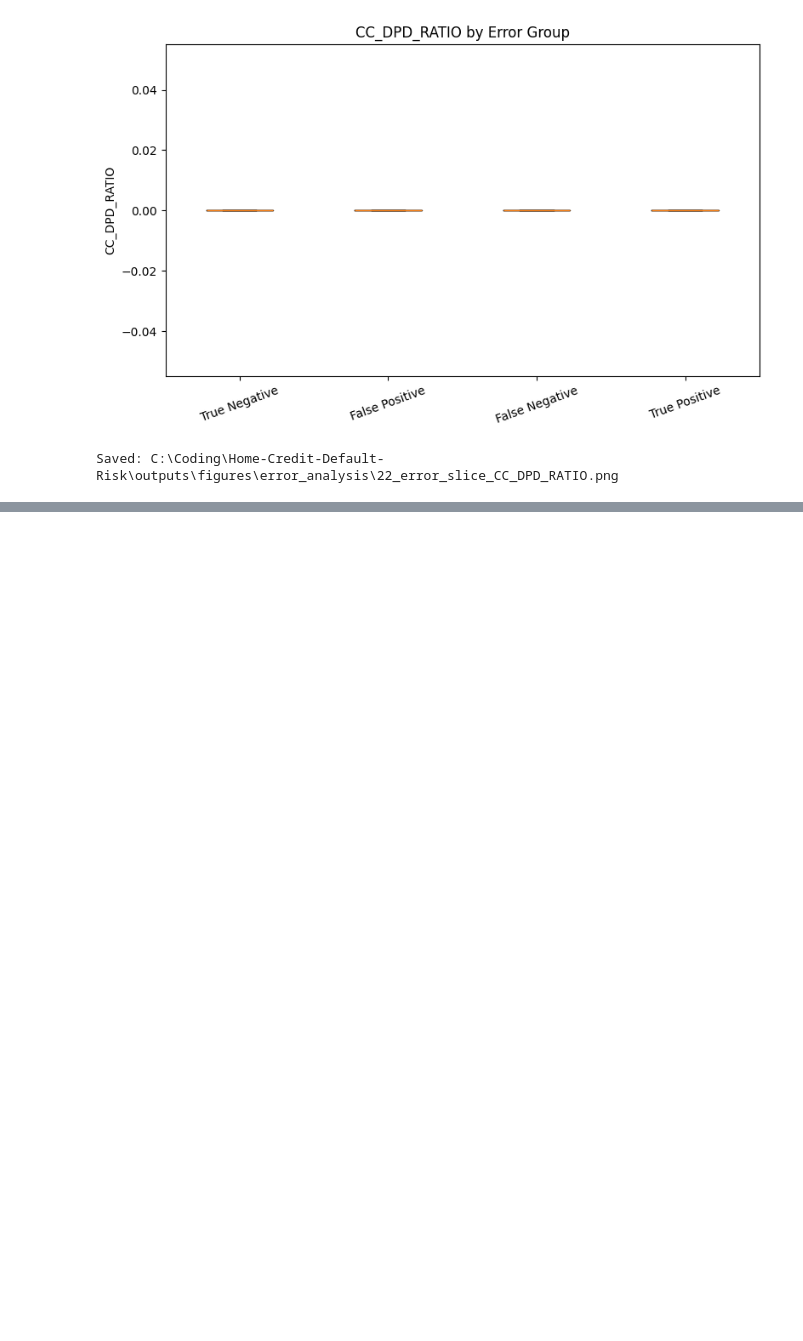
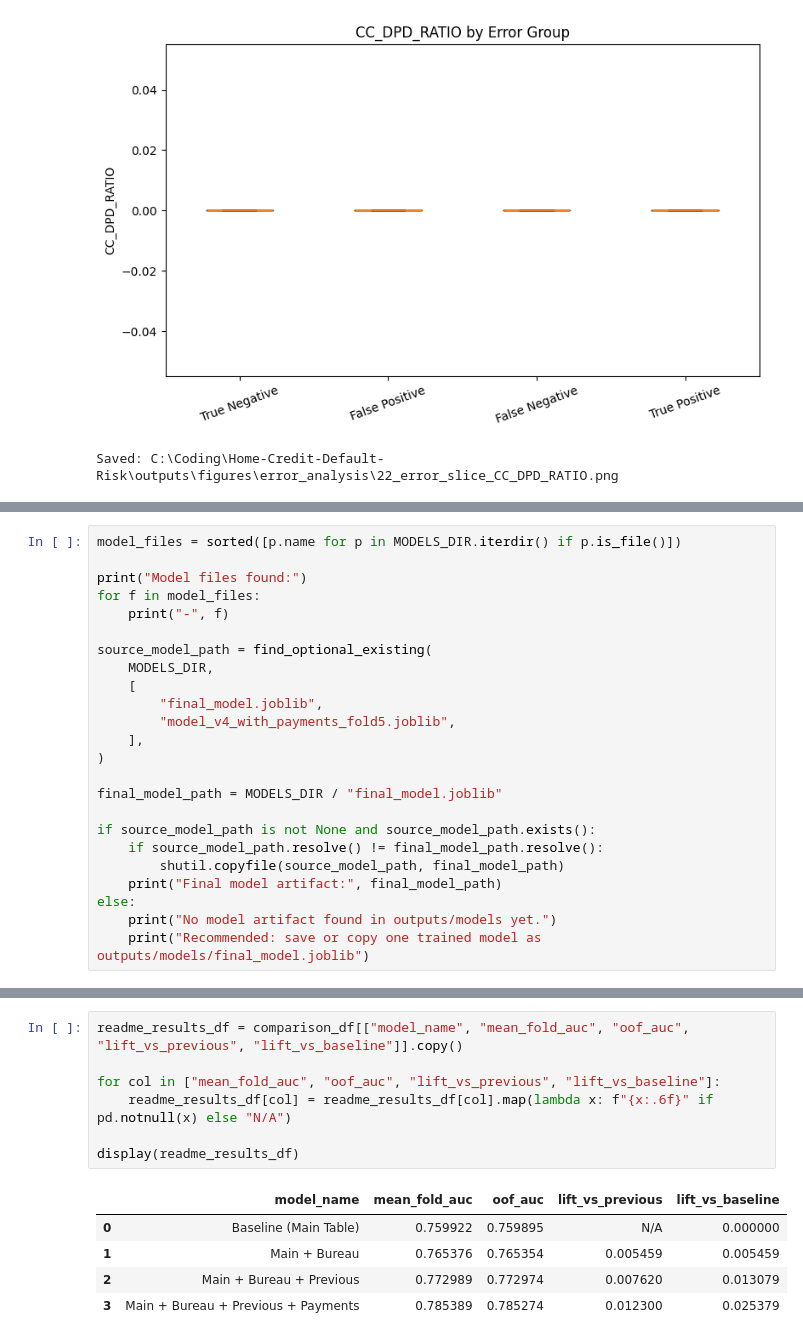
Before and after one commit to ZeakOptimistic/Home-Credit-Default-Risk, a Jupyter notebook: notebooks/03_error_analysis_and_submission.ipynb, the cells around one changed output, grey strips where cells are left out. Drawn from its saved outputs; the diff is of its cells as text; blank space fills up the shorter version.

```diff
--- a/notebooks/10_error_analysis.ipynb
+++ b/notebooks/03_error_analysis_and_submission.ipynb
@@ -631,0 +931,24 @@ Saved: C:\Coding\Home-Credit-Default-Risk\outputs\figures\error_analysis\22_erro
+# %%
+model_files = sorted([p.name for p in MODELS_DIR.iterdir() if p.is_file()])
+
+print("Model files found:")
+for f in model_files:
+    print("-", f)
+
+source_model_path = find_optional_existing(
+    MODELS_DIR,
+    [
+        "final_model.joblib",
+        "model_v4_with_payments_fold5.joblib",
+    ],
+)
+
+final_model_path = MODELS_DIR / "final_model.joblib"
+
+if source_model_path is not None and source_model_path.exists():
+    if source_model_path.resolve() != final_model_path.resolve():
+        shutil.copyfile(source_model_path, final_model_path)
+    print("Final model artifact:", final_model_path)
+else:
+    print("No model artifact found in outputs/models yet.")
+    print("Recommended: save or copy one trained model as outputs/models/final_model.joblib")
@@ -631,0 +980,13 @@ Saved: C:\Coding\Home-Credit-Default-Risk\outputs\figures\error_analysis\22_erro
+# %%
+readme_results_df = comparison_df[["model_name", "mean_fold_auc", "oof_auc", "lift_vs_previous", "lift_vs_baseline"]].copy()
+
+for col in ["mean_fold_auc", "oof_auc", "lift_vs_previous", "lift_vs_baseline"]:
+    readme_results_df[col] = readme_results_df[col].map(lambda x: f"{x:.6f}" if pd.notnull(x) else "N/A")
+
+display(readme_results_df)
+# %% [output]
+|  | model_name | mean_fold_auc | oof_auc | lift_vs_previous | lift_vs_baseline |
+| 0 | Baseline (Main Table) | 0.759922 | 0.759895 | N/A | 0.000000 |
+| 1 | Main + Bureau | 0.765376 | 0.765354 | 0.005459 | 0.005459 |
+| 2 | Main + Bureau + Previous | 0.772989 | 0.772974 | 0.007620 | 0.013079 |
+| 3 | Main + Bureau + Previous + Payments | 0.785389 | 0.785274 | 0.012300 | 0.025379 |
```
Also changed, not shown: parts of 14 cells of this notebook, 23 other files.
